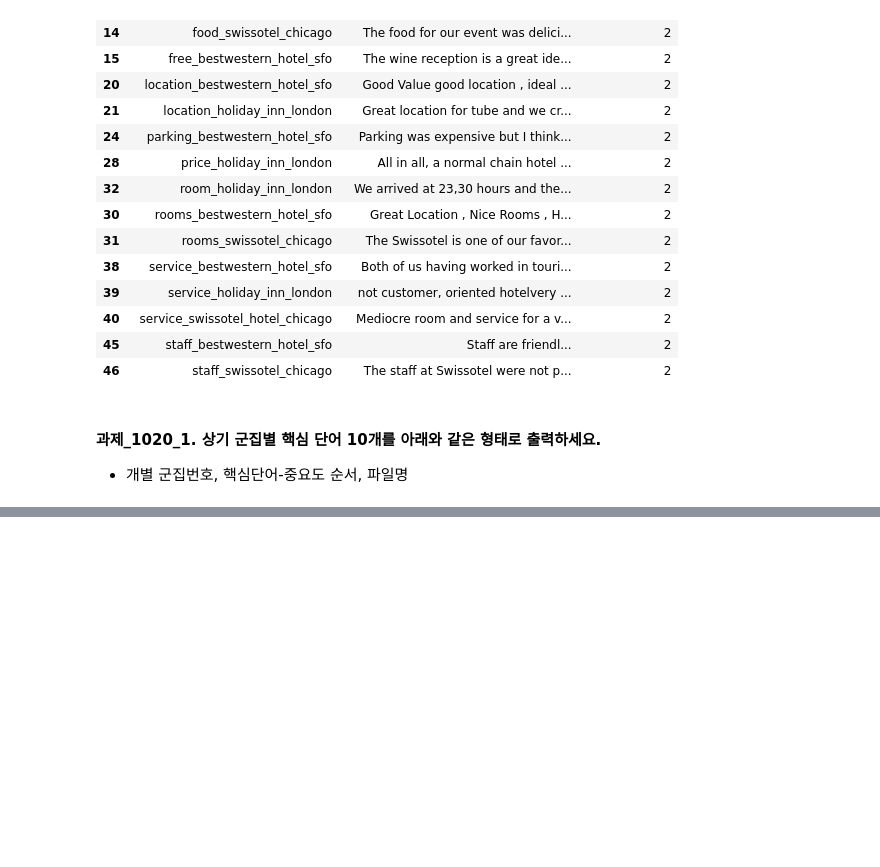
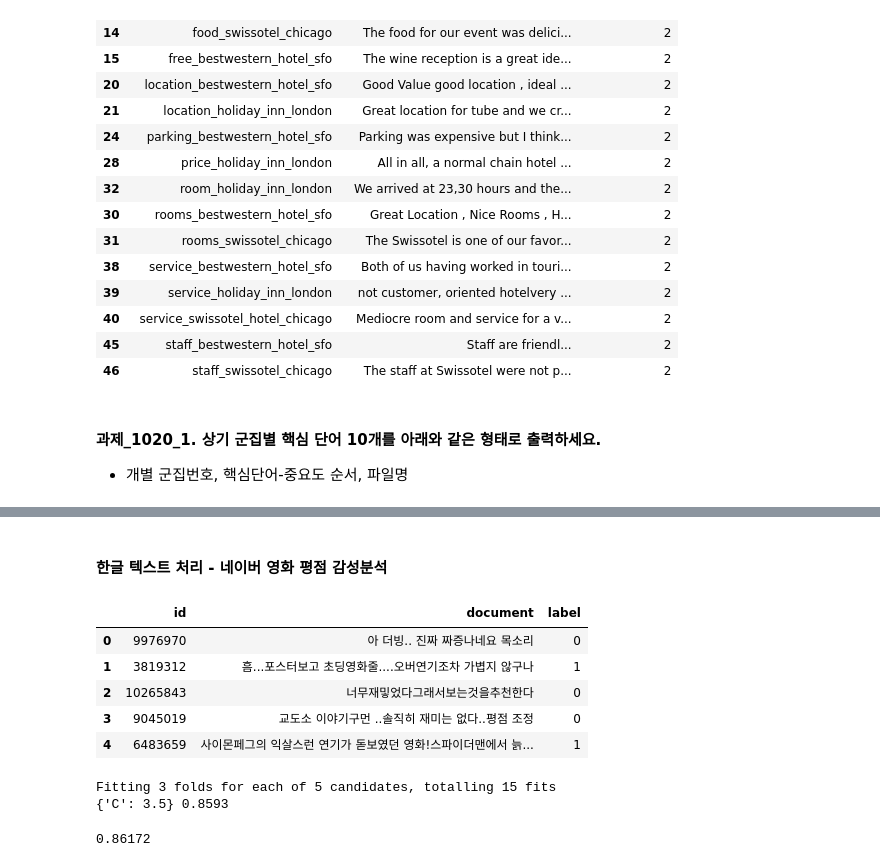
Before and after one commit to bnv20/kdt7, a Jupyter notebook: m8_머신러닝응용/텍스트 분석.ipynb, the cells around one changed output, grey strips where cells are left out. Saved outputs shown, nothing was run; the diff lists cells and outputs as text; code cells hidden in the pictures; blank space fills up the shorter version.

```diff
--- a/m8_머신러닝응용/텍스트 분석.ipynb
+++ b/m8_머신러닝응용/텍스트 분석.ipynb
@@ -561,0 +760,14 @@ cluster_centers shape : (3, 4611)
+# %% [markdown]
+#### 한글 텍스트 처리 - 네이버 영화 평점 감성분석
+# %%
+import pandas as pd
+
+train_df = pd.read_csv('ratings_train.txt',sep='\t')
+train_df.head()
+# %% [output]
+|  | id | document | label |
+| 0 | 9976970 | 아 더빙.. 진짜 짜증나네요 목소리 | 0 |
+| 1 | 3819312 | 흠...포스터보고 초딩영화줄....오버연기조차 가볍지 않구나 | 1 |
+| 2 | 10265843 | 너무재밓었다그래서보는것을추천한다 | 0 |
+| 3 | 9045019 | 교도소 이야기구먼 ..솔직히 재미는 없다..평점 조정 | 0 |
+| 4 | 6483659 | 사이몬페그의 익살스런 연기가 돋보였던 영화!스파이더맨에서 늙... | 1 |
@@ -561,0 +802,20 @@ cluster_centers shape : (3, 4611)
+# %%
+lg_clf = LogisticRegression(random_state=0, solver='liblinear')
+
+params = {'C':[1,3.5,4.5,5.5,10]}
+grid_cv=GridSearchCV(lg_clf,param_grid=params,cv=3,scoring='accuracy',verbose=1)
+grid_cv.fit(tfidf_matrix_train,train_df['label'])
+print(grid_cv.best_params_,round(grid_cv.best_score_,4))
+# %% [output]
+Fitting 3 folds for each of 5 candidates, totalling 15 fits
+{'C': 3.5} 0.8593
+# %%
+from sklearn.metrics import accuracy_score
+
+tfidf_matrix_test = tfidf_vect.transform(test_df['document'])
+
+best_estimator = grid_cv.best_estimator_
+preds = best_estimator.predict(tfidf_matrix_test)
+accuracy_score(test_df['label'],preds)
+# %% [output]
+0.86172
```
Also changed, not shown: parts of 20 cells of this notebook.
